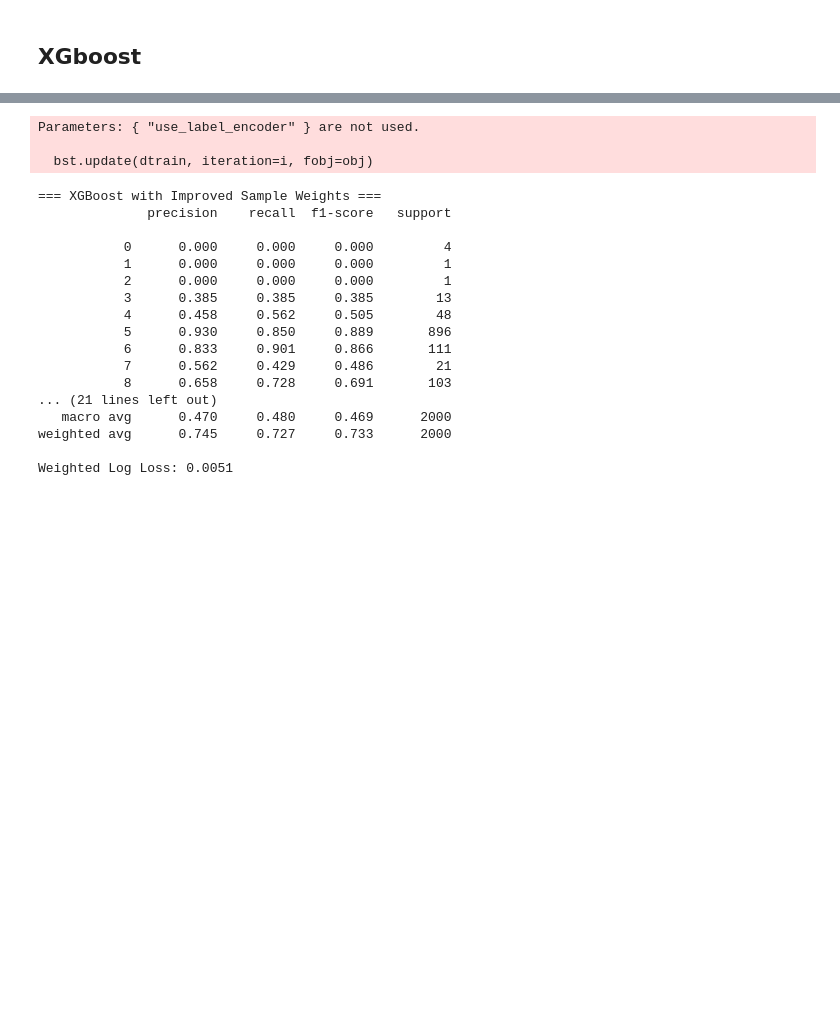
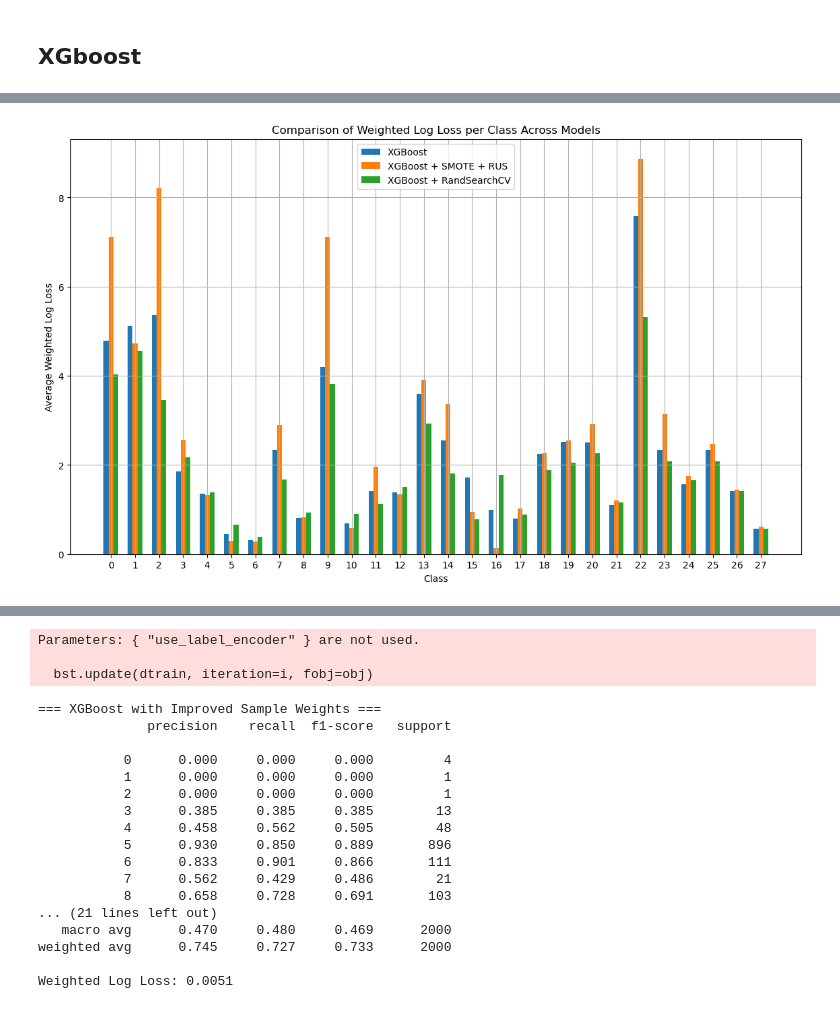
Before and after one commit to CrucialVansh/COMP9417-Group-Project, a Jupyter notebook: Vansh/XGBoost.ipynb, the cells around one changed output, grey strips where cells are left out. Saved outputs shown, nothing was run; the diff lists cells and outputs as text; code cells hidden in the pictures; blank space fills up the shorter version.

Commit message:
Final base xgboost

```diff
--- a/Vansh/XGBoost.ipynb
+++ b/Vansh/XGBoost.ipynb
@@ -22,8 +25,7 @@ scaler = StandardScaler()
 X_scaled = scaler.fit_transform(X_unfiltered)
 X_test_scaled = scaler.transform(X_test1)
 # %%
-# check for class imbalance
-class_counts = y['label'].value_counts().sort_index()
+class_counts = pd.Series(y).value_counts().sort_index()
 print("Class counts:\n", class_counts)
 # %% [output]
 Class counts:
@@ -340,3 +349,18 @@ Parameters: { "use_label_encoder" } are not used.
 weighted avg      0.745     0.744     0.742      2000
 
 Weighted Log Loss: 0.0070
+# %%
+def weighted_log_loss_scorer(estimator, X, y):
+    # estimator is the model (XGBClassifier)
+    # X is the validation data
+    # y is the true labels
+
+    y_pred_proba = estimator.predict_proba(X)
+
+    # One-hot encode y_true manually
+    y_val_oh = np.zeros((y.shape[0], y_pred_proba.shape[1]))
+    y_val_oh[np.arange(y.shape[0]), y] = 1
+
+    loss = weighted_log_loss(y_val_oh, y_pred_proba)
+
+    return -loss  # flip sign because lower loss = better
@@ -342,0 +454,58 @@ Weighted Log Loss: 0.0070
+# %%
+import matplotlib.pyplot as plt
+import numpy as np
+
+def compute_class_loss(y_true_oh, y_pred_prob):
+    eps = 1e-15
+    y_pred_prob_clipped = np.clip(y_pred_prob, eps, 1 - eps)
+    sample_losses = -np.sum(y_true_oh * np.log(y_pred_prob_clipped), axis=1)
+    true_classes = np.argmax(y_true_oh, axis=1)
+
+    losses_by_class = {}
+    for c in np.unique(true_classes):
+        losses_by_class[c] = sample_losses[true_classes == c]
+
+    avg_loss_per_class = {c: np.mean(losses) for c, losses in losses_by_class.items()}
+    return avg_loss_per_class
+
+# Assume you have multiple models' predicted probabilities ready:
+# For example:
+# y_pred_prob_dt = decision tree probabilities
+# y_pred_prob_xgb = xgboost probabilities
+# y_pred_prob_rf = random forest probabilities
+
+models = {
+    'XGBoost': y_pred_proba_xgb,
+    'XGBoost + SMOTE + RUS':y_pred_proba_xgb_1,
+    'XGBoost + RandSearchCV':y_pred_proba_xgb_hpt,
+    # Add other models here if needed, e.g.
+    # 'Random Forest': y_pred_prob_rf
+}
+
+# Calculate per-class average loss for each model
+loss_per_class_all_models = {}
+
+for model_name, probs in models.items():
+    loss_per_class = compute_class_loss(y_val_oh, probs)
+    loss_per_class_all_models[model_name] = loss_per_class
+
+# Now prepare to plot
+classes = sorted(list(loss_per_class_all_models['XGBoost'].keys()))
+x = np.arange(len(classes))  # Class indices for x-axis
+width = 0.2  # Width of each bar
+
+plt.figure(figsize=(14,8))
+
+for idx, (model_name, class_losses) in enumerate(loss_per_class_all_models.items()):
+    losses = [class_losses[c] for c in classes]
+    plt.bar(x + idx * width, losses, width=width, label=model_name)
+
+plt.xlabel('Class')
+plt.ylabel('Average Weighted Log Loss')
+plt.title('Comparison of Weighted Log Loss per Class Across Models')
+plt.xticks(x + width * (len(models) - 1) / 2, classes)
+plt.legend()
+plt.grid(True)
+plt.show()
+# %% [output]
+[figure, added]
```
Also changed, not shown: parts of 12 cells of this notebook.
